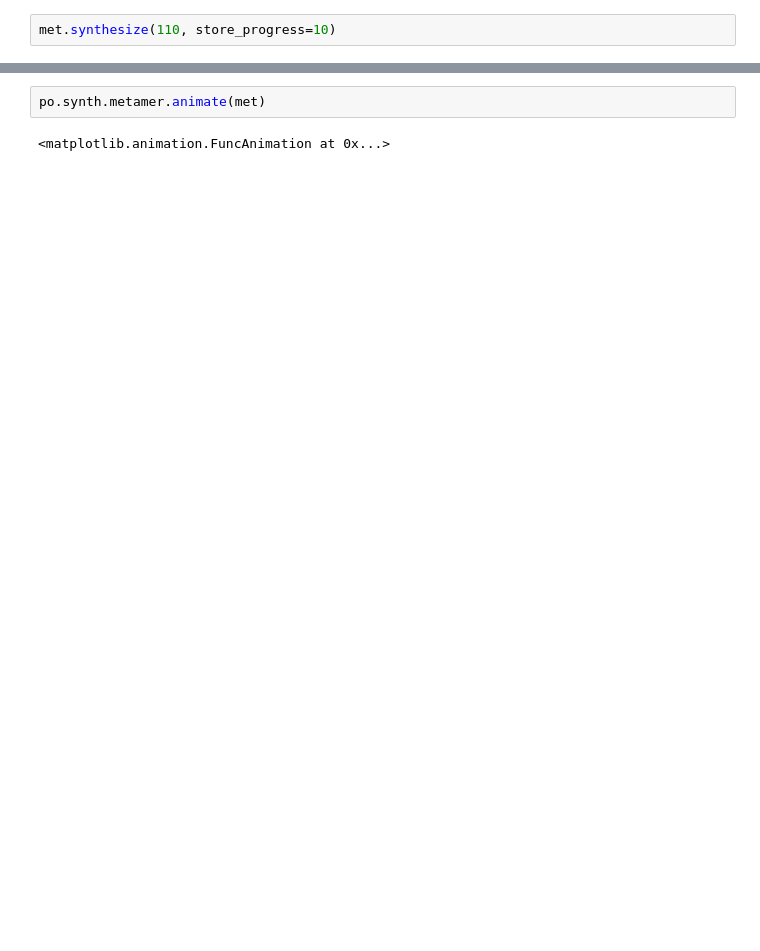
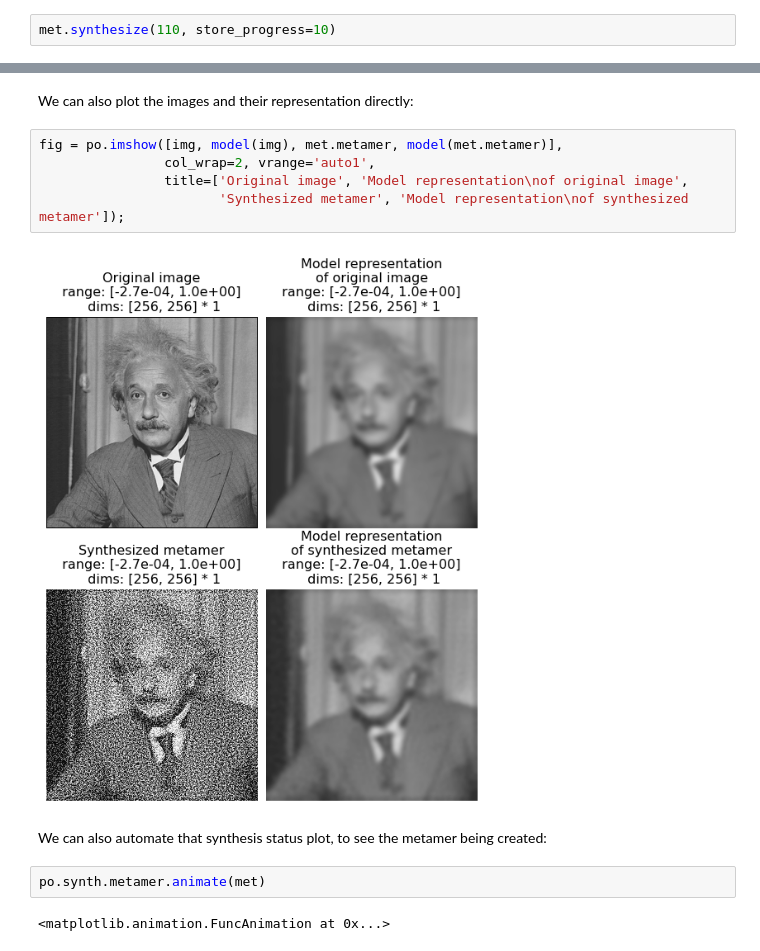
Before and after one commit to plenoptic-org/brainhack-2025, a Jupyter notebook: plenoptic-example.ipynb, the cells around one changed output, grey strips where cells are left out. Drawn from its saved outputs; the diff is of its cells as text; blank space fills up the shorter version.

```diff
--- a/plenoptic-example.ipynb
+++ b/plenoptic-example.ipynb
@@ -28,3 +78,14 @@ met.synthesize(110, store_progress=10)
+# %% [markdown]
+We can also plot the images and their representation directly:
+# %%
+fig = po.imshow([img, model(img), met.metamer, model(met.metamer)],
+                col_wrap=2, vrange='auto1',
+                title=['Original image', 'Model representation\nof original image',
+                       'Synthesized metamer', 'Model representation\nof synthesized metamer']);
+# %% [output]
+[figure, added]
+# %% [markdown]
+We can also automate that synthesis status plot, to see the metamer being created:
 # %%
 po.synth.metamer.animate(met)
 # %% [output]
```
Also changed, not shown: parts of 15 cells of this notebook.
